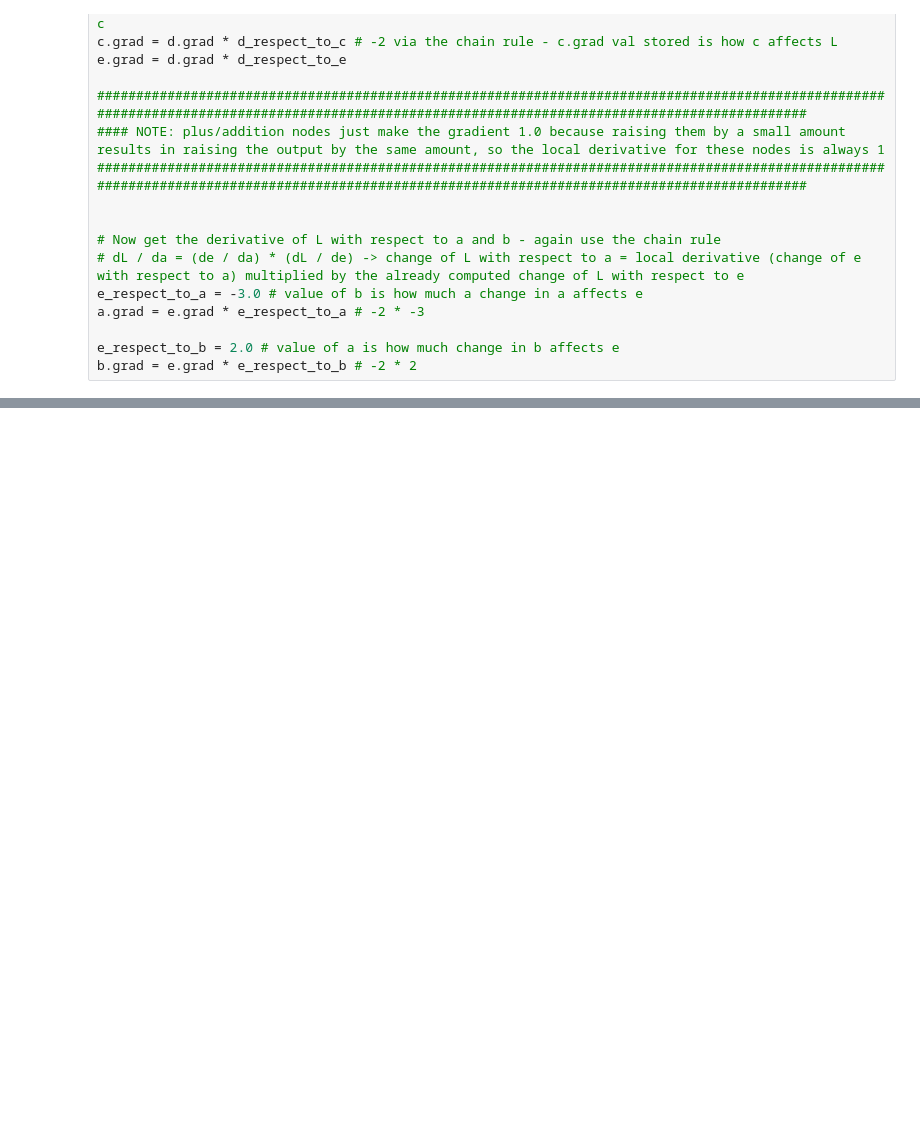
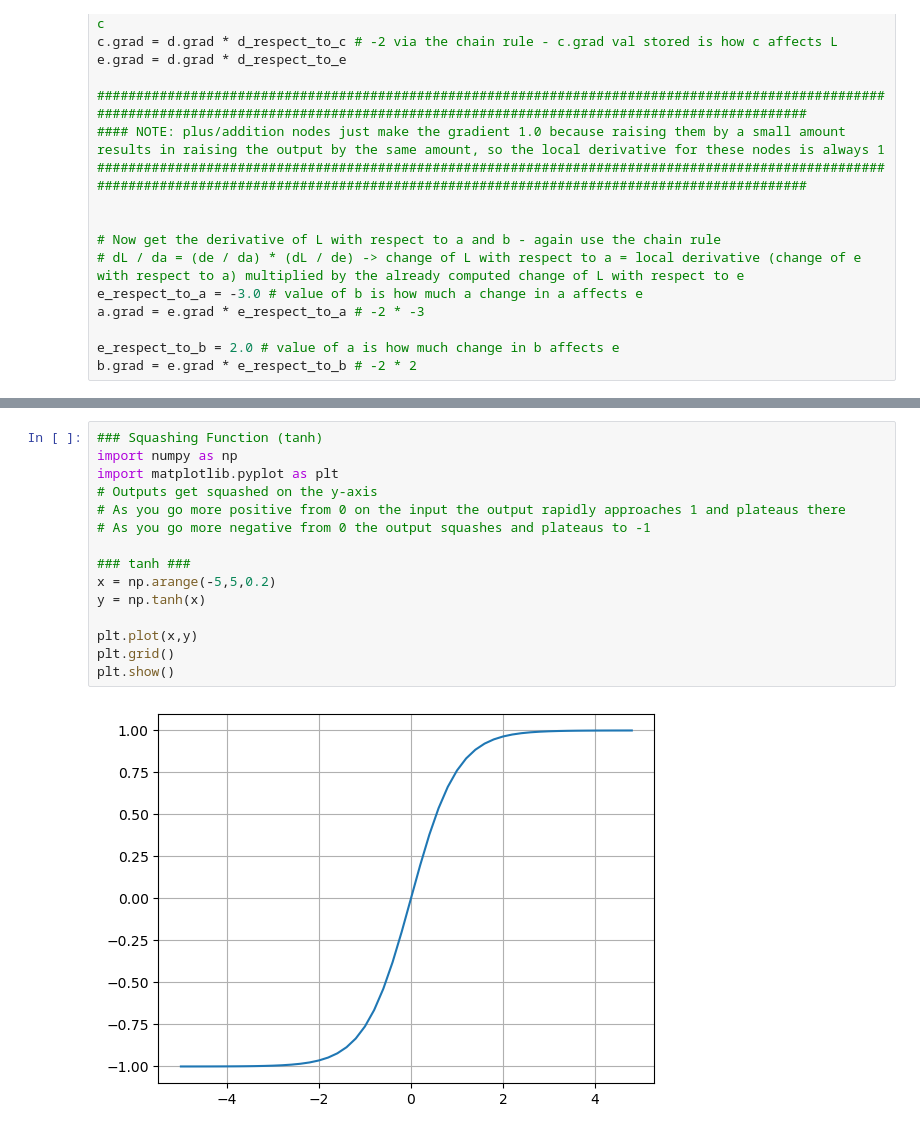
Before and after one commit to BrentGrammer/learning-LLMs, a Jupyter notebook: NeuralNetworks/micrograd.ipynb, the cells around one changed output, grey strips where cells are left out. Cells and saved outputs as stored; diff of their text form; blank space fills up the shorter version.

```diff
--- a/NeuralNetworks/micrograd.ipynb
+++ b/NeuralNetworks/micrograd.ipynb
@@ -193,2 +189,19 @@ estimate_grad()
 # %% [output]
 -3.9999999999995595
+# %%
+### Squashing Function (tanh)
+import numpy as np
+import matplotlib.pyplot as plt
+# Outputs get squashed on the y-axis
+# As you go more positive from 0 on the input the output rapidly approaches 1 and plateaus there
+# As you go more negative from 0 the output squashes and plateaus to -1
+
+### tanh ###
+x = np.arange(-5,5,0.2)
+y = np.tanh(x)
+
+plt.plot(x,y)
+plt.grid()
+plt.show()
+# %% [output]
+[figure, added]
```
Also changed, not shown: parts of 1 cell of this notebook, 2 other files.
